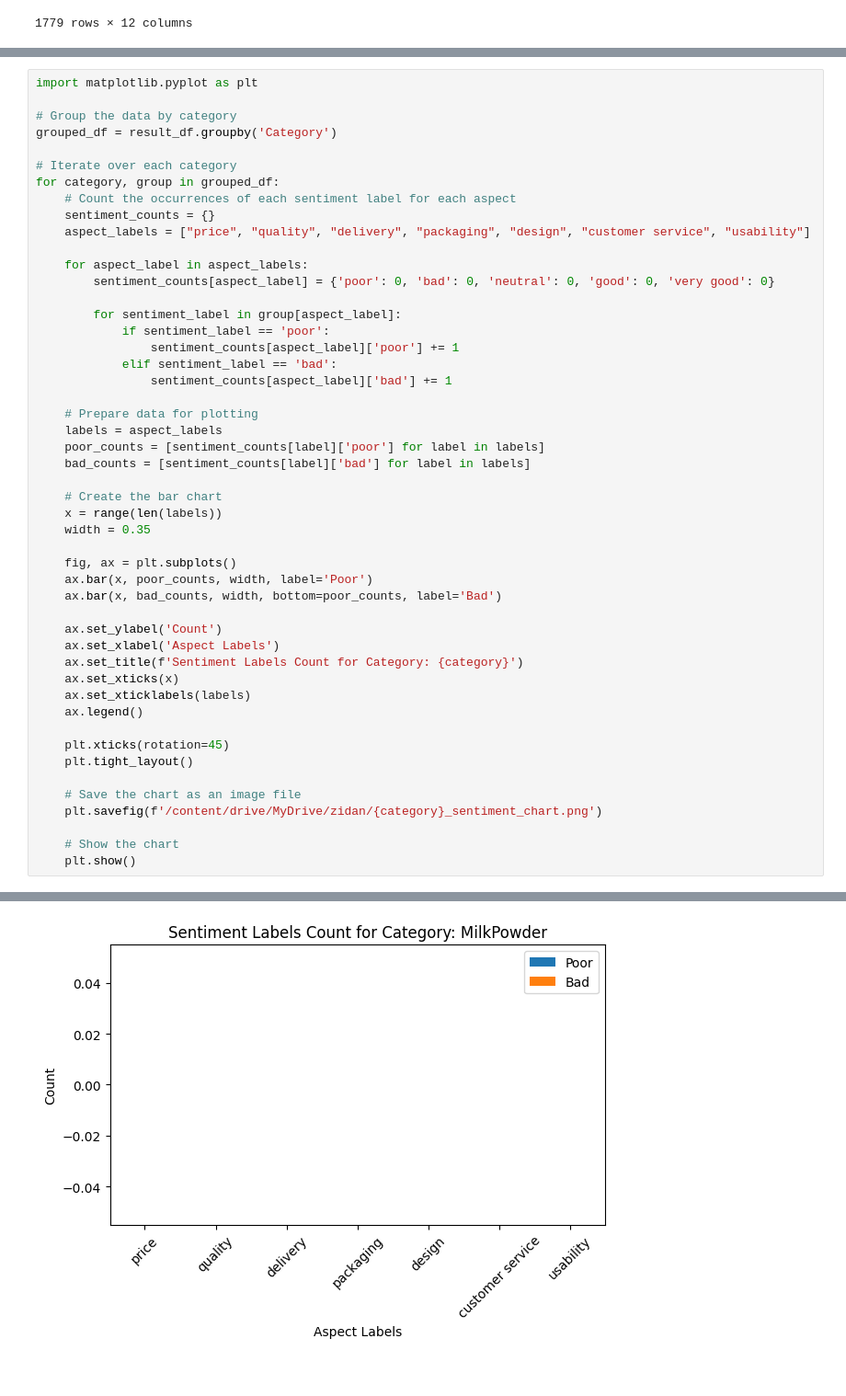
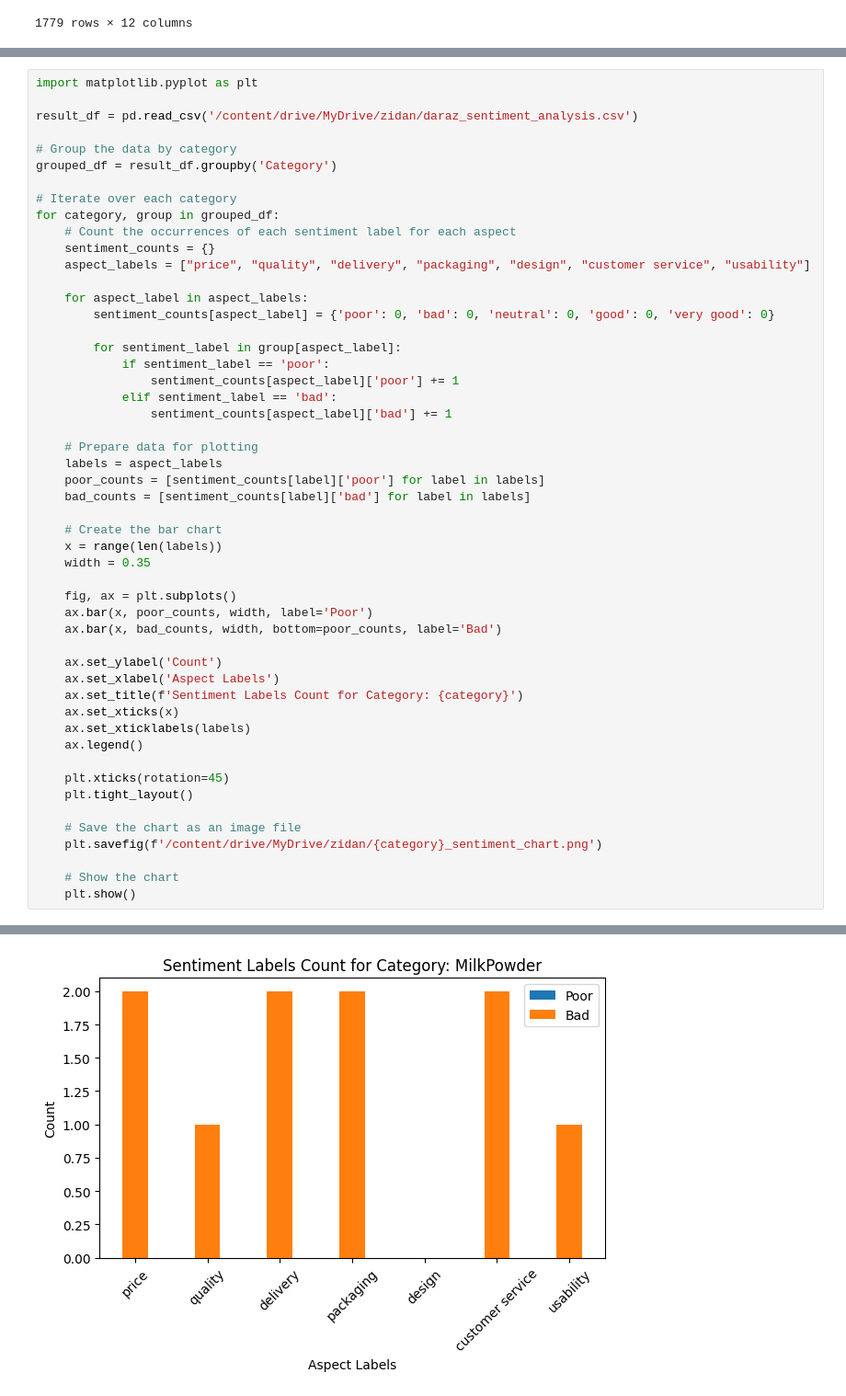
Before and after one commit to shidan619/FYP, a Jupyter notebook: Module 2.6 - daraz_sentiment_analysis.ipynb, the cells around one changed output, grey strips where cells are left out. Shown at 92% size. Cells and saved outputs as stored; diff of their text form.

```diff
--- a/Module 2.6 - daraz_sentiment_analysis.ipynb
+++ b/Module 2.6 - daraz_sentiment_analysis.ipynb
@@ -355,6 +355,8 @@ plt.show()
 [figure]
 # %%
 import matplotlib.pyplot as plt
+
+result_df = pd.read_csv('/content/drive/MyDrive/zidan/daraz_sentiment_analysis.csv')
 
 # Group the data by category
 grouped_df = result_df.groupby('Category')
@@ -416 +418 @@ for category, group in grouped_df:
-[figure, old version]
+[figure, new version]
```
Also changed, not shown: parts of 1 cell of this notebook.
